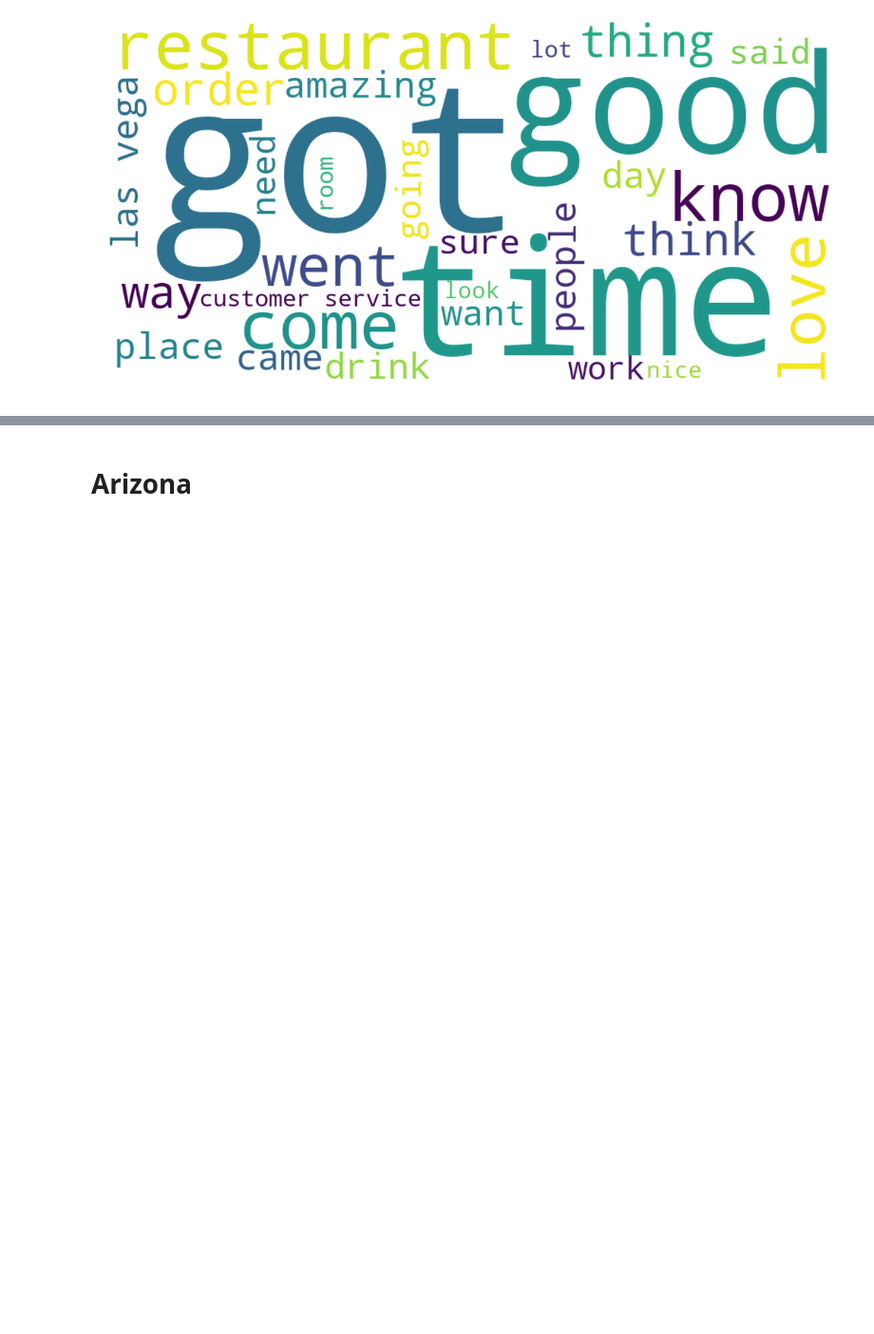
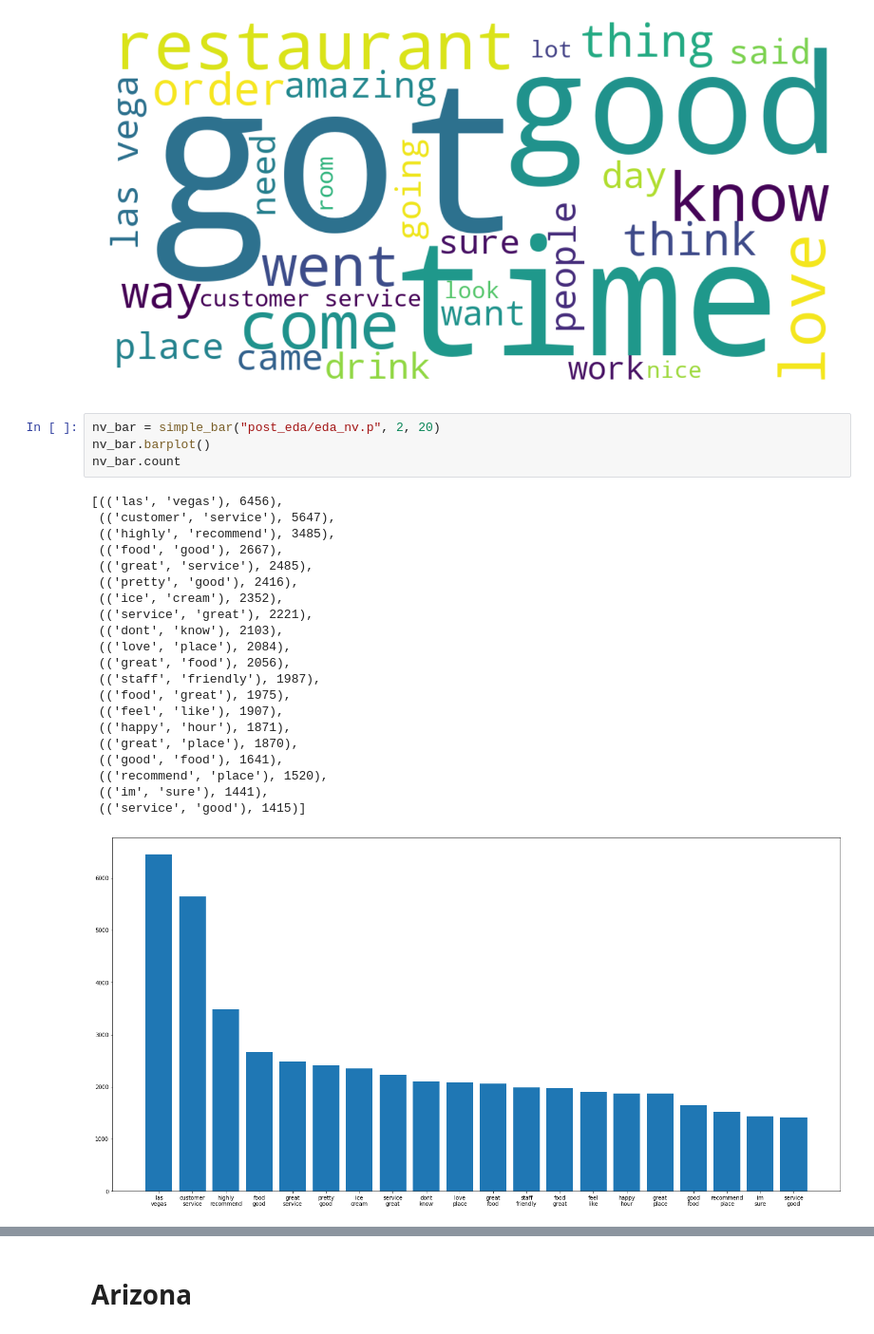
Before and after one commit to Daveedlee/yelp_NLP, a Jupyter notebook: cleaning_eda.ipynb, the cells around one changed output, grey strips where cells are left out. Shown at 95% size. Drawn from its saved outputs; the diff is of its cells as text; blank space fills up the shorter version.

```diff
--- a/cleaning_eda.ipynb
+++ b/cleaning_eda.ipynb
@@ -14,3 +15,29 @@ pickle.dump(clean_nv, open('post_eda/eda_nv.p', 'wb'))
 wordcloud_auto(clean_nv)
 # %% [output]
 [figure]
+# %%
+nv_bar = simple_bar("post_eda/eda_nv.p", 2, 20)
+nv_bar.barplot()
+nv_bar.count
+# %% [output]
+[(('las', 'vegas'), 6456),
+ (('customer', 'service'), 5647),
+ (('highly', 'recommend'), 3485),
+ (('food', 'good'), 2667),
+ (('great', 'service'), 2485),
+ (('pretty', 'good'), 2416),
+ (('ice', 'cream'), 2352),
+ (('service', 'great'), 2221),
+ (('dont', 'know'), 2103),
+ (('love', 'place'), 2084),
+ (('great', 'food'), 2056),
+ (('staff', 'friendly'), 1987),
+ (('food', 'great'), 1975),
+ (('feel', 'like'), 1907),
+ (('happy', 'hour'), 1871),
+ (('great', 'place'), 1870),
+ (('good', 'food'), 1641),
+ (('recommend', 'place'), 1520),
+ (('im', 'sure'), 1441),
+ (('service', 'good'), 1415)]
+[figure, added]
```
Also changed, not shown: parts of 16 cells of this notebook, 1 other file.
